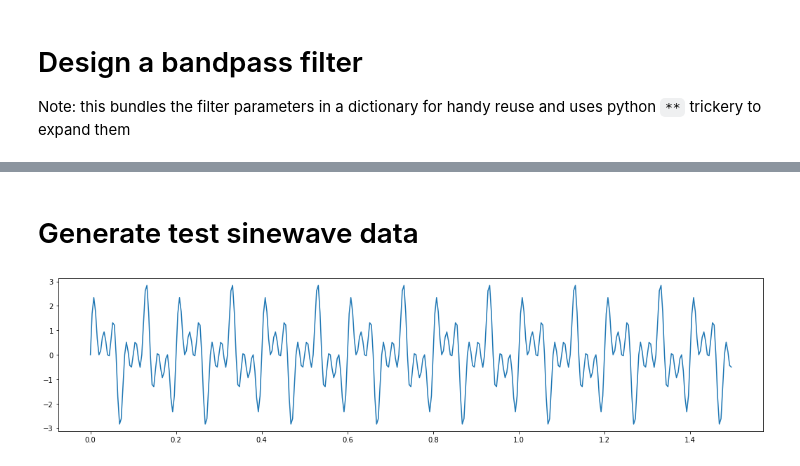
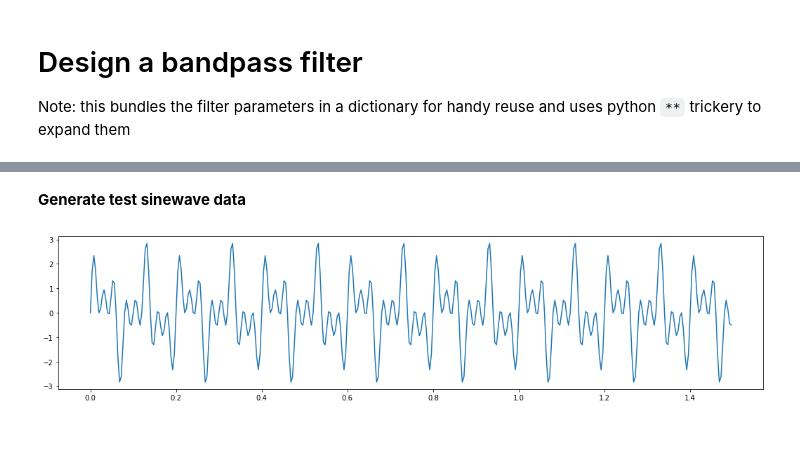
Before and after one commit to turbach/spudtr, a Jupyter notebook: docs/user_guide/filter/filters.ipynb, the cells around one changed output, grey strips where cells are left out. Saved outputs shown, nothing was run; the diff lists cells and outputs as text; code cells hidden in the pictures; blank space fills up the shorter version.

```diff
--- a/docs/user_guide/filter/filters.ipynb
+++ b/docs/user_guide/filter/filters.ipynb
@@ -44,14 +54,13 @@ Filter length=229 distorts the first and last 0.4560  seconds of each epoch (= 1
 # %% [markdown]
-# Generate test sinewave data
+**Generate test sinewave data**
 # %%
 sines_specs = {
     "freq_list": [10, 25, 40],
     "amplitude_list": [1.0, 1.0, 1.0],
     "sampling_freq": 250,
 }
-
-# sinewave generator
-t, y = spfilt._sins_test_data(**sines_specs, show_plot=True)
-sines_dt = np.array(y, dtype=np.dtype([("sines", float)]))
-# %% [output]
-[figure, removed]
+# %%
+t, y = filters._sins_test_data(**sines_specs, show_plot=True)
+sines_dt = np.array(y, dtype=np.dtype([("sines", float)]))
+# %% [output]
+[figure, added]
```
Also changed, not shown: parts of 14 cells of this notebook, 8 other files.
